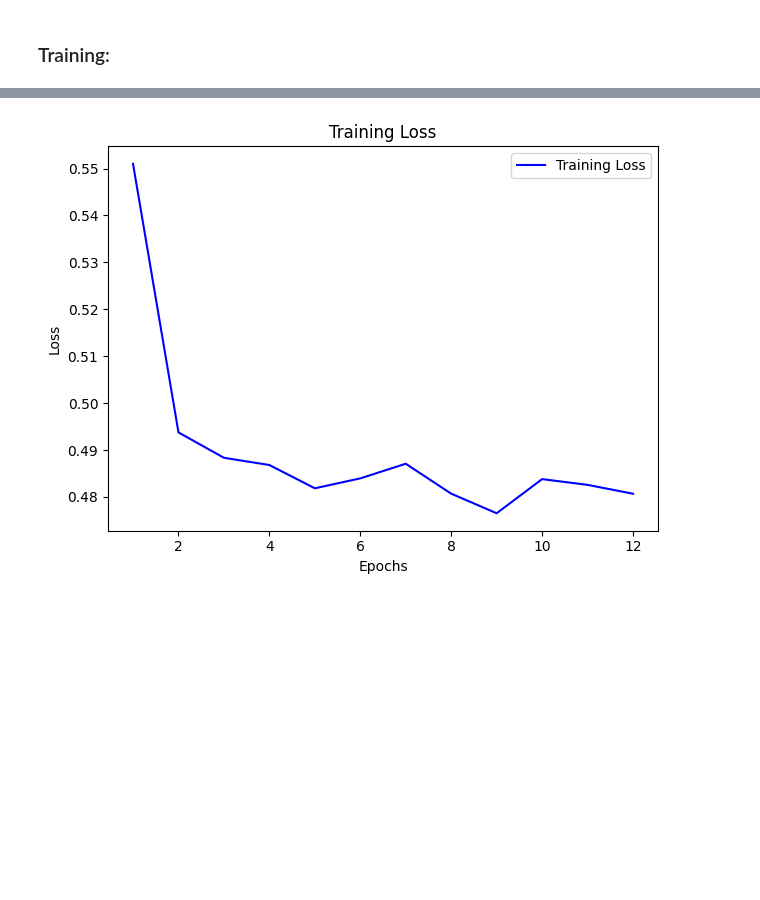
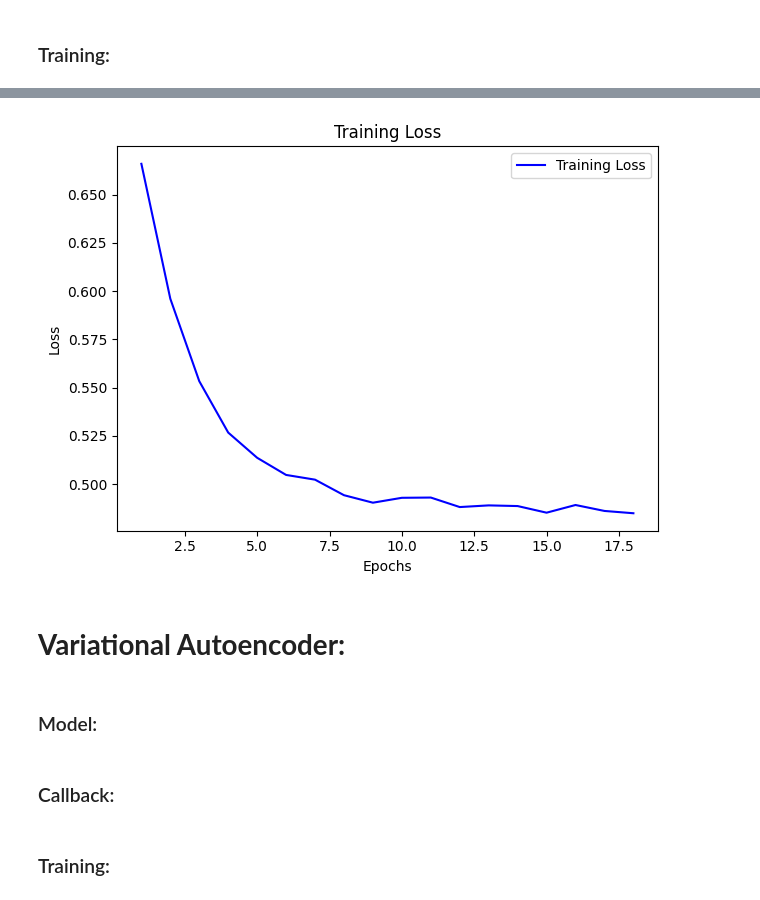
Before and after one commit to Norbert-Podgorski/ML-Exploration-Projects, a Jupyter notebook: Variational_Autoencoder/AE_and_VAE.ipynb, the cells around one changed output, grey strips where cells are left out. Cells and saved outputs as stored; diff of their text form; code cells hidden in the pictures; blank space fills up the shorter version.

```diff
--- a/Variational_Autoencoder/AE_and_VAE.ipynb
+++ b/Variational_Autoencoder/AE_and_VAE.ipynb
@@ -63,8 +64,10 @@ class Autoencoder(pl.LightningModule):
         super(Autoencoder, self).__init__()
         self.encoder = nn.Sequential(
             nn.Conv2d(in_channels=3, out_channels=32, kernel_size=3, stride=2, padding=1),
+            nn.BatchNorm2d(32),
             nn.ReLU(),
             nn.Conv2d(in_channels=32, out_channels=64, kernel_size=3, stride=2, padding=1),
+            nn.BatchNorm2d(64),
             nn.ReLU(),
         )
         self.decoder = nn.Sequential(
@@ -88,14 +91,14 @@ class Autoencoder(pl.LightningModule):
 
     def training_step(self, batch, batch_idx):
         x, _ = batch
-        x_hat = self(x)
-        loss = nn.functional.binary_cross_entropy(x_hat, x)
+        output = self(x)
+        loss = nn.functional.binary_cross_entropy(output, x)
         self.log("train_loss", loss, on_step=False, on_epoch=True, prog_bar=True)
         self.step_metrics["train_loss"].append(loss.item())
         return loss
 
     def configure_optimizers(self):
-        optimizer = optim.Adam(self.parameters(), lr=1e-3)
+        optimizer = optim.Adam(self.parameters(), lr=1e-4)
         return optimizer
 
     def on_train_epoch_end(self):
@@ -103,7 +106,7 @@ class Autoencoder(pl.LightningModule):
             self.metrics[key].append(torch.mean(torch.tensor(values)).item())
             self.step_metrics[key] = []
 
-autoencoder = Autoencoder()
+ae = Autoencoder()
 # %% [markdown]
 ### Callback:
 # %%
@@ -120,7 +123,7 @@ early_stopping = EarlyStopping(
 ### Training:
 # %%
 trainer = pl.Trainer(max_epochs=20, callbacks=[early_stopping], log_every_n_steps=1)
-trainer.fit(autoencoder, train_loader)
+trainer.fit(ae, train_loader)
 # %% [output]
 INFO:pytorch_lightning.utilities.rank_zero:GPU available: False, used: False
 INFO:pytorch_lightning.utilities.rank_zero:TPU available: False, using: 0 TPU cores
@@ -147,17 +155,20 @@ INFO:pytorch_lightning.callbacks.early_stopping:Monitored metric train_loss did
 # %%
 import matplotlib.pyplot as plt
 
-train_loss = autoencoder.metrics['train_loss']
+train_loss = ae.metrics['train_loss']
 epochs = range(1, len(train_loss) + 1)
 
-# plt.figure(figsize=(8, 4))
 plt.plot(epochs, train_loss, 'b-', label='Training Loss')
 plt.title('Training Loss')
 plt.xlabel('Epochs')
 plt.ylabel('Loss')
 plt.legend()
 
 plt.tight_layout()
 plt.show()
 # %% [output]
-[figure, old version]
+[figure, new version]
+# %% [markdown]
+# **Variational Autoencoder:**
+# %% [markdown]
+### Model:
@@ -163,0 +270,2 @@ plt.show()
+# %% [markdown]
+### Callback:
@@ -163,0 +280,2 @@ plt.show()
+# %% [markdown]
+### Training:
```
Also changed, not shown: parts of 10 cells of this notebook.
